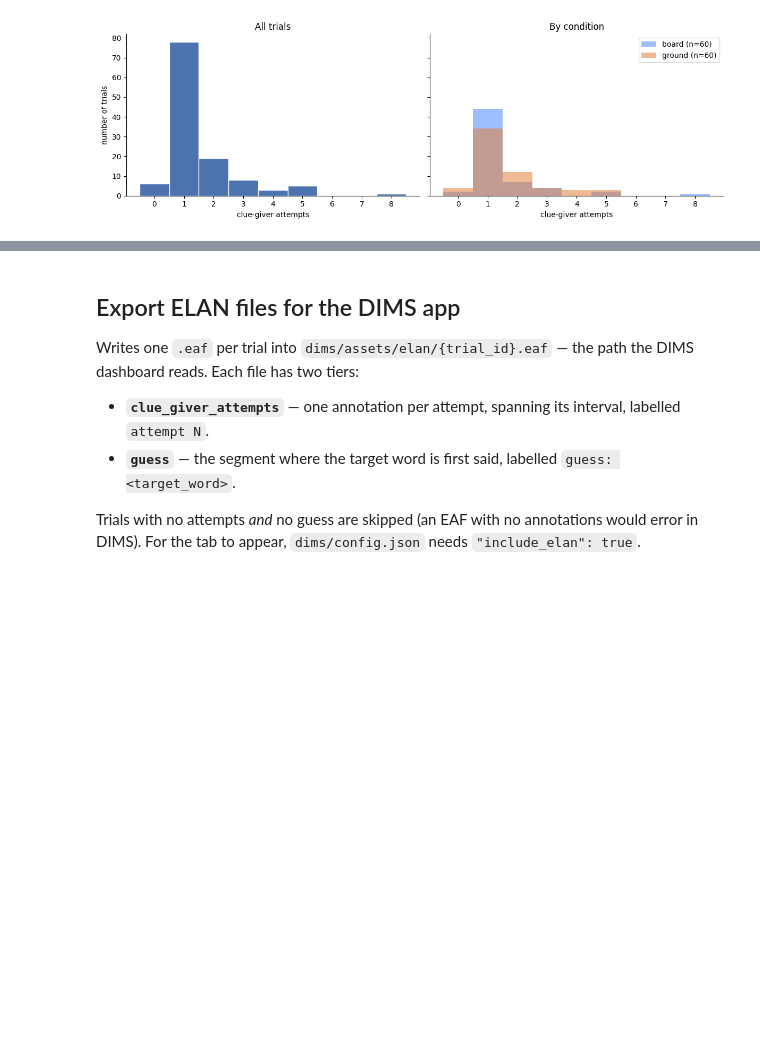
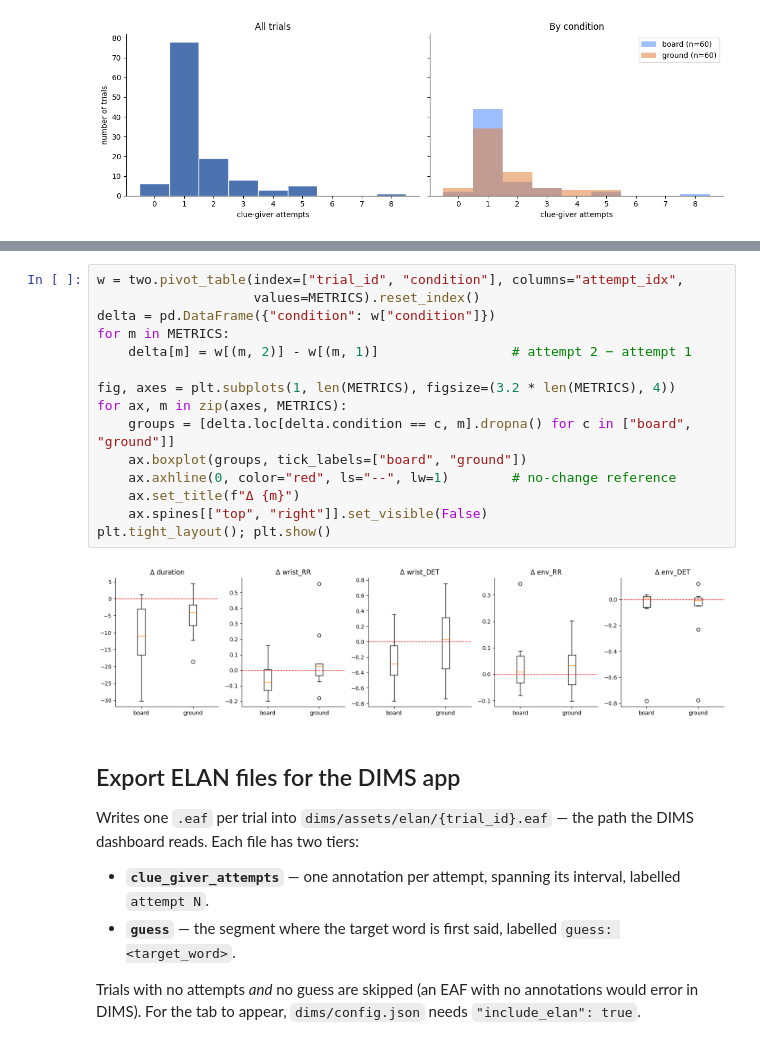
Before and after one commit to annlmphogenhuis/orangediamond, a Jupyter notebook: turntaking_attempts.ipynb, the cells around one changed output, grey strips where cells are left out. Saved outputs shown, nothing was run; the diff lists cells and outputs as text; blank space fills up the shorter version.

```diff
--- a/turntaking_attempts.ipynb
+++ b/turntaking_attempts.ipynb
@@ -256,3 +653,20 @@ attempt
+# %%
+w = two.pivot_table(index=["trial_id", "condition"], columns="attempt_idx",
+                    values=METRICS).reset_index()
+delta = pd.DataFrame({"condition": w["condition"]})
+for m in METRICS:
+    delta[m] = w[(m, 2)] - w[(m, 1)]                 # attempt 2 − attempt 1
+
+fig, axes = plt.subplots(1, len(METRICS), figsize=(3.2 * len(METRICS), 4))
+for ax, m in zip(axes, METRICS):
+    groups = [delta.loc[delta.condition == c, m].dropna() for c in ["board", "ground"]]
+    ax.boxplot(groups, tick_labels=["board", "ground"])
+    ax.axhline(0, color="red", ls="--", lw=1)        # no-change reference
+    ax.set_title(f"Δ {m}")
+    ax.spines[["top", "right"]].set_visible(False)
+plt.tight_layout(); plt.show()
+# %% [output]
+[figure, added]
 # %% [markdown]
 ## Export ELAN files for the DIMS app
 
```
Also changed, not shown: parts of 17 cells of this notebook, 13 other files.
